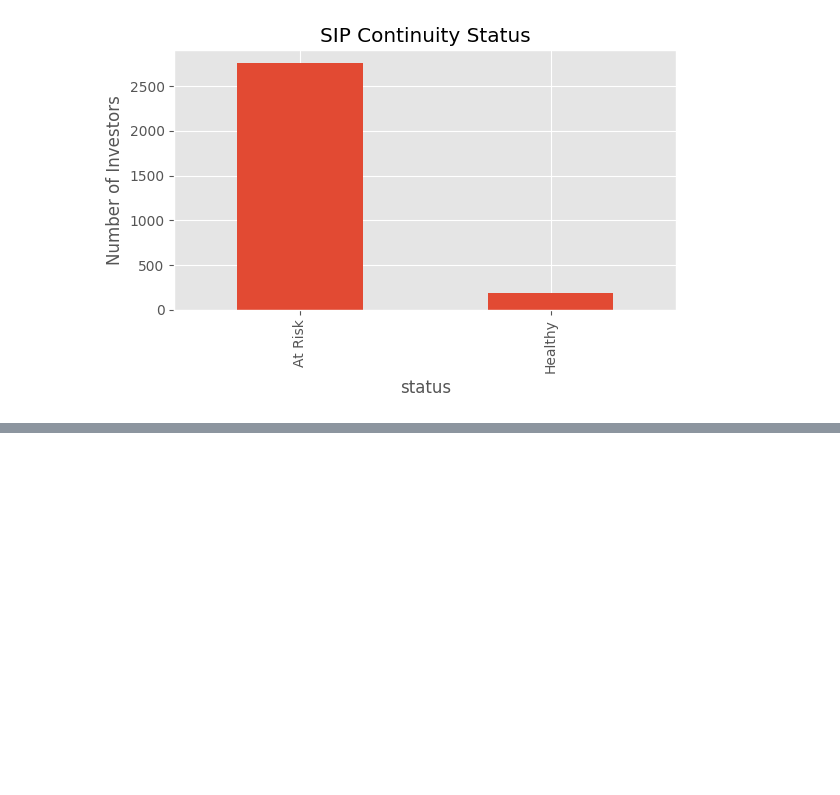
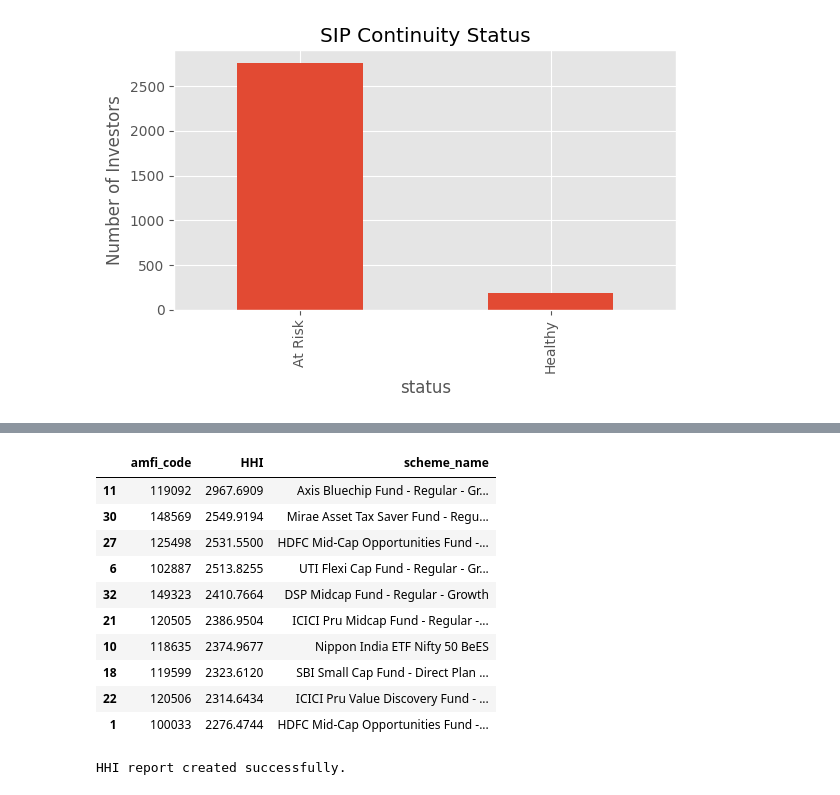
Before and after one commit to prs-24/MutualFundAnalytics, a Jupyter notebook: notebooks/Advance_Analytics.ipynb, the cells around one changed output, grey strips where cells are left out. Drawn from its saved outputs; the diff is of its cells as text; code cells hidden in the pictures; blank space fills up the shorter version.

```diff
--- a/notebooks/Advance_Analytics.ipynb
+++ b/notebooks/Advance_Analytics.ipynb
@@ -412,0 +415,10 @@ plt.show()
+# %%
+sector_weights = (
+    holdings
+    .groupby(
+        ['amfi_code', 'sector']
+    )['weight_pct']
+    .sum()
+)
+
+sector_weights.head()
@@ -412,0 +433,10 @@ plt.show()
+# %%
+hhi = (
+    sector_weights
+    .pow(2)
+    .groupby('amfi_code')
+    .sum()
+    .reset_index(name='HHI')
+)
+
+hhi.head()
@@ -412,0 +467,28 @@ plt.show()
+# %%
+hhi_sorted = hhi.sort_values(
+    'HHI',
+    ascending=False
+)
+
+hhi_sorted.head(10)
+# %% [output]
+|  | amfi_code | HHI | scheme_name |
+| 11 | 119092 | 2967.6909 | Axis Bluechip Fund - Regular - Gr... |
+| 30 | 148569 | 2549.9194 | Mirae Asset Tax Saver Fund - Regu... |
+| 27 | 125498 | 2531.5500 | HDFC Mid-Cap Opportunities Fund -... |
+| 6 | 102887 | 2513.8255 | UTI Flexi Cap Fund - Regular - Gr... |
+| 32 | 149323 | 2410.7664 | DSP Midcap Fund - Regular - Growth |
+| 21 | 120505 | 2386.9504 | ICICI Pru Midcap Fund - Regular -... |
+| 10 | 118635 | 2374.9677 | Nippon India ETF Nifty 50 BeES |
+| 18 | 119599 | 2323.6120 | SBI Small Cap Fund - Direct Plan ... |
+| 22 | 120506 | 2314.6434 | ICICI Pru Value Discovery Fund - ... |
+| 1 | 100033 | 2276.4744 | HDFC Mid-Cap Opportunities Fund -... |
+# %%
+hhi_sorted.to_csv(
+    "../reports/hhi_concentration_report.csv",
+    index=False
+)
+
+print("HHI report created successfully.")
+# %% [output]
+HHI report created successfully.
```
Also changed, not shown: parts of 6 cells of this notebook.
